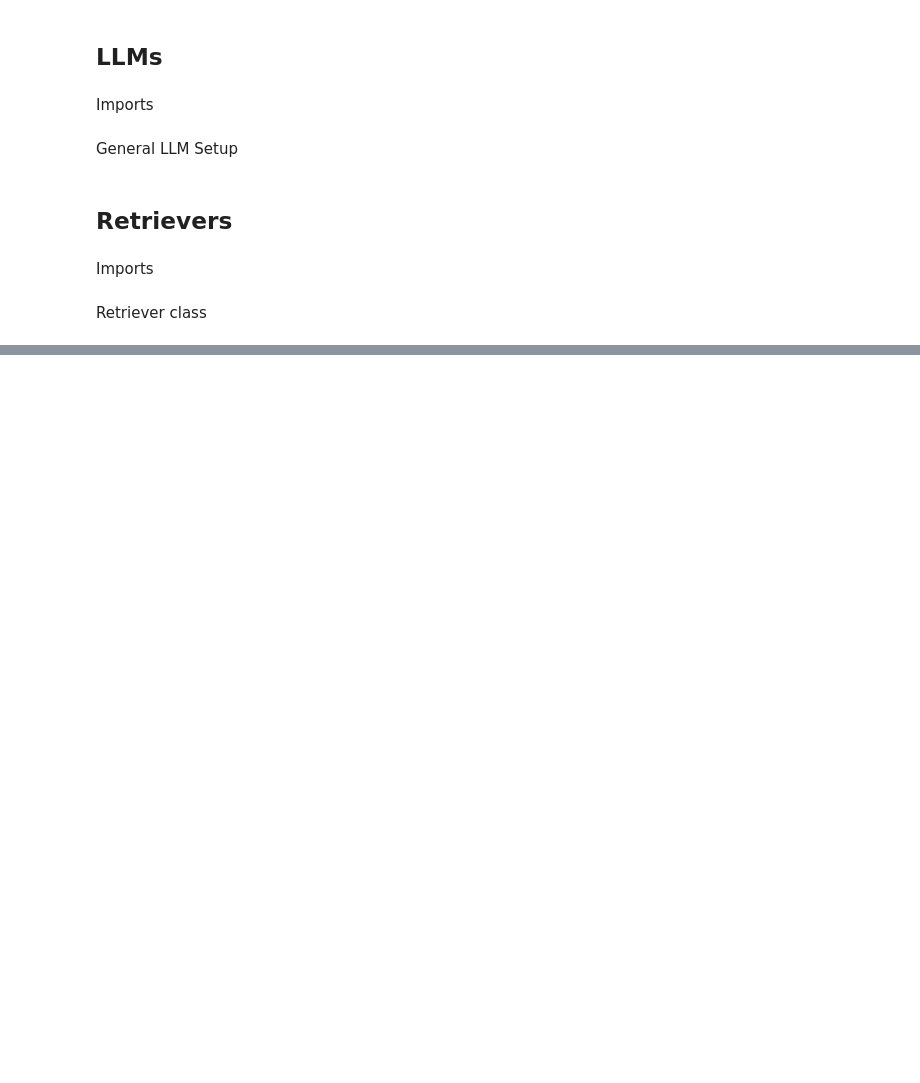
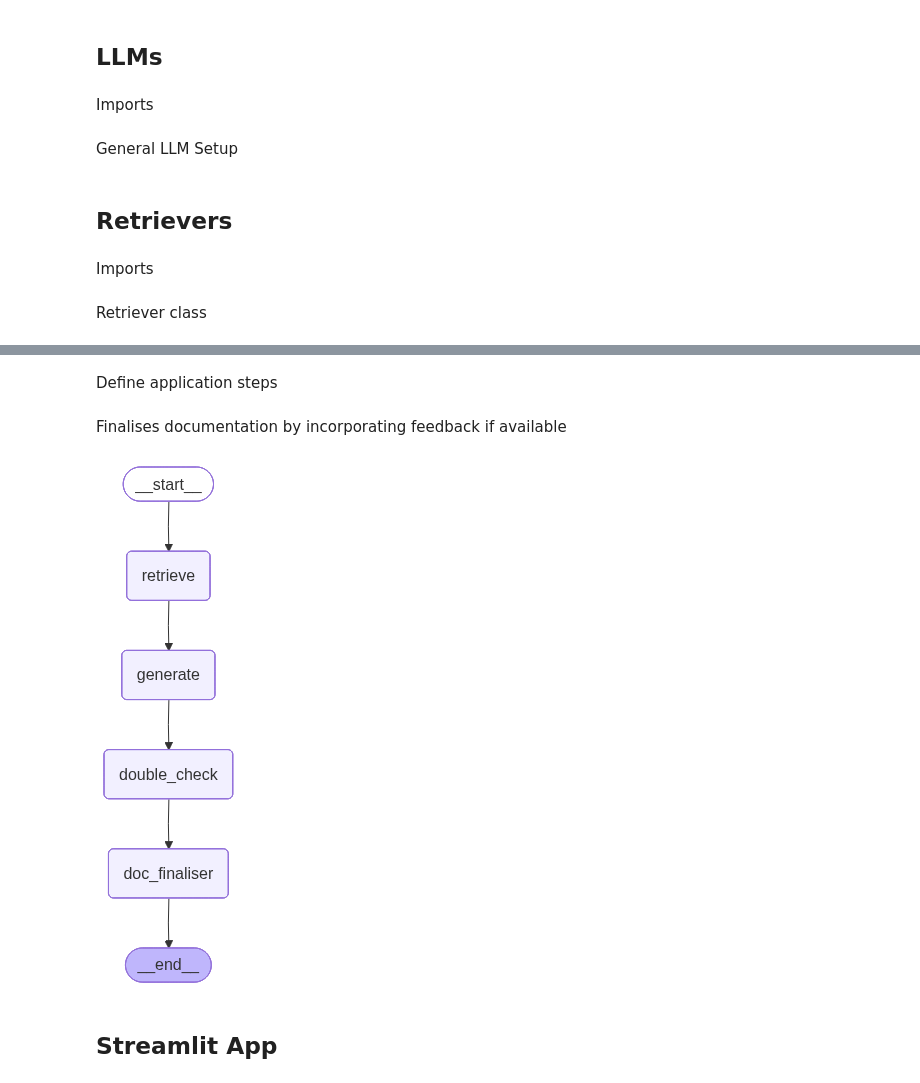
Before and after one commit to leslie-zi-pan/generative_ai_with_langchain, a Jupyter notebook: chapter4/05_streamlit_app_runthrough.ipynb, the cells around one changed output, grey strips where cells are left out. Cells and saved outputs as stored; diff of their text form; code cells hidden in the pictures; blank space fills up the shorter version.

Commit message:
refactor: Rag with self-consistency checker runthrough

```diff
--- a/chapter4/05_streamlit_app_runthrough.ipynb
+++ b/chapter4/05_streamlit_app_runthrough.ipynb
@@ -430,0 +226,11 @@ with col2:
+# %%
+# State for application
+class State(TypedDict):
+    question: str
+    context: list[Document]
+    answer: str
+    issues_report: str
+    issues_detected: bool
+    messages: Annotated[list, add_messages]
+# %% [markdown]
+Define application steps
@@ -430,0 +280,40 @@ with col2:
+# %% [markdown]
+Finalises documentation by incorporating feedback if available
+# %%
+def doc_finaliser(state: State):
+    """Finalise documentation by integrating human feedback"""
+    if "issues_detected" in state and state["issues_detected"]:
+        response = chat_model.invoke({
+            "role": "user",
+            "content": (
+                f"Revise the following documentation to address these feedback points: {state['issues_report']}\n"
+                f"Original Document: {state['answer']}\n"
+                f"Always return the full revised document, even if no changes are needed."
+            )
+        })
+        return {
+            "messages": [AIMessage(response.content)]
+        }
+
+    return {
+        "messages": [AIMessage(state["answer"])]
+    }
+# %%
+graph_builder = StateGraph(State).add_sequence(
+    [retrieve, generate, double_check, doc_finaliser]
+)
+
+graph_builder.add_edge(START, "retrieve")
+graph_builder.add_edge("doc_finaliser", END)
+memory = MemorySaver()
+
+graph = graph_builder.compile(checkpointer=memory)
+config = {"configurable": {"thread_id": "abc123"}}
+# %%
+from IPython.display import Image, display
+
+display(Image(graph.get_graph().draw_mermaid_png()))
+# %% [output]
+[figure, added]
+# %% [markdown]
+## Streamlit App
```
Also changed, not shown: parts of 12 cells of this notebook.
